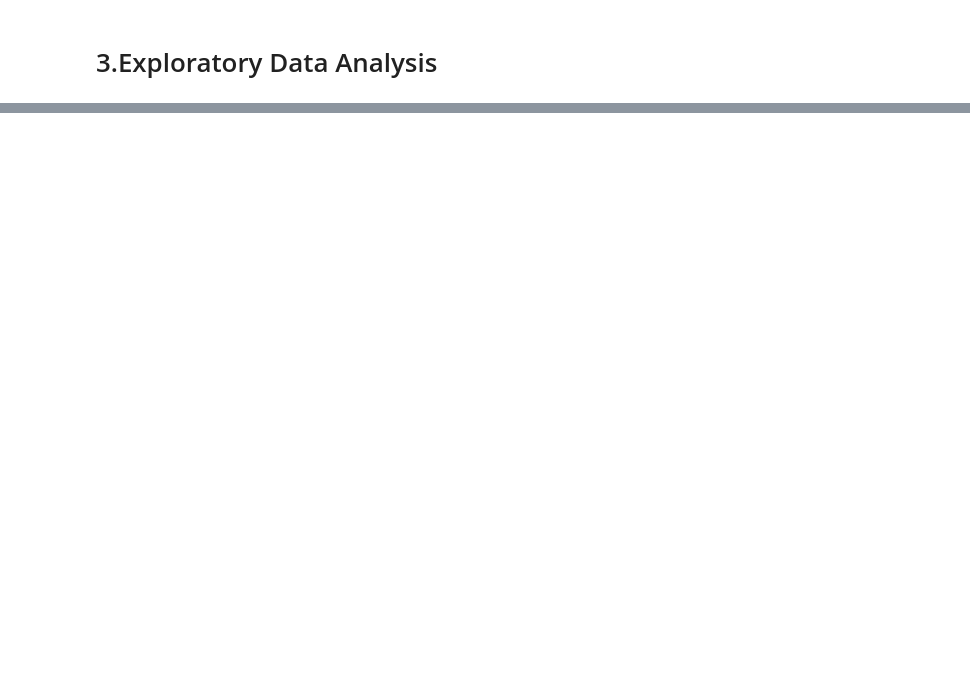
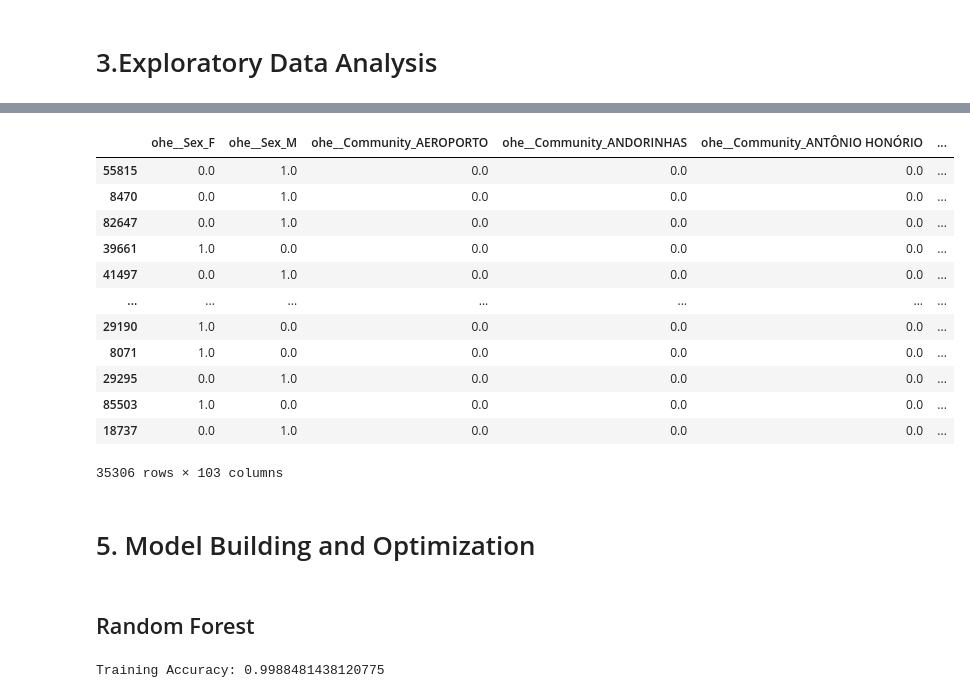
Before and after one commit to kiraduske/DataScience_project, a Jupyter notebook: Data Science Project.ipynb, the cells around one changed output, grey strips where cells are left out. Drawn from its saved outputs; the diff is of its cells as text; code cells hidden in the pictures; blank space fills up the shorter version.

```diff
--- a/Data Science Project.ipynb
+++ b/Data Science Project.ipynb
@@ -269,0 +338,9 @@ for i in range(len(Handcap_counts)):
+# %%
+# Changing data type of scheduled date and appointment date to float for the following correlation analysis
+df['ScheduledDate'] = df['ScheduledDate'].apply(lambda x: x.timestamp())
+df['AppointmentDate'] = df['AppointmentDate'].apply(lambda x: x.timestamp())
+# %%
+# Defining all the potential features for the training (left out appointment id, scheduled date)
+features= ['PatientId','Sex','AppointmentDate','Age','Community','SocialWelfare','Hipertension','Diabetes','Alcoholism','Handcap','SMS_received','WaitingTime']
+X = df[features]
+y = df['No-show']
@@ -269,0 +382,4 @@ for i in range(len(Handcap_counts)):
+# %%
+# Conduct a train-test split with a 30% test ratio and a random state of 42
+from sklearn.model_selection import train_test_split
+X_train, X_test, y_train, y_test = train_test_split(X, y, test_size=0.4, stratify=y, random_state=42)
@@ -269,0 +408,7 @@ for i in range(len(Handcap_counts)):
+# %%
+# Defining
+from sklearn.impute import SimpleImputer
+from sklearn.preprocessing import OneHotEncoder
+imputer_median = SimpleImputer(strategy="median")
+imputer_mode = SimpleImputer(strategy="most_frequent")
+ohe = OneHotEncoder(sparse_output=False, handle_unknown='ignore')
@@ -269,0 +447,22 @@ for i in range(len(Handcap_counts)):
+# %%
+ct_test = ColumnTransformer(
+    [
+        ('ohe', ohe, ['Sex', 'Community', 'SocialWelfare', 'Hipertension', 'Diabetes', 'Alcoholism', 'Handcap', 'SMS_received'])
+    ],
+    remainder='passthrough'
+)
+ct_test.fit_transform(X_test)
+# %% [output]
+|  | ohe__Sex_F | ohe__Sex_M | ohe__Community_AEROPORTO | ohe__Community_ANDORINHAS | ohe__Community_ANTÔNIO HONÓRIO | ... |
+| 55815 | 0.0 | 1.0 | 0.0 | 0.0 | 0.0 | ... |
+| 8470 | 0.0 | 1.0 | 0.0 | 0.0 | 0.0 | ... |
+| 82647 | 0.0 | 1.0 | 0.0 | 0.0 | 0.0 | ... |
+| 39661 | 1.0 | 0.0 | 0.0 | 0.0 | 0.0 | ... |
+| 41497 | 0.0 | 1.0 | 0.0 | 0.0 | 0.0 | ... |
+| ... | ... | ... | ... | ... | ... | ... |
+| 29190 | 1.0 | 0.0 | 0.0 | 0.0 | 0.0 | ... |
+| 8071 | 1.0 | 0.0 | 0.0 | 0.0 | 0.0 | ... |
+| 29295 | 0.0 | 1.0 | 0.0 | 0.0 | 0.0 | ... |
+| 85503 | 1.0 | 0.0 | 0.0 | 0.0 | 0.0 | ... |
+| 18737 | 0.0 | 1.0 | 0.0 | 0.0 | 0.0 | ... |
+35306 rows × 103 columns
@@ -269,0 +474,4 @@ for i in range(len(Handcap_counts)):
+# %% [markdown]
+# 5. Model Building and Optimization
+# %% [markdown]
+## Random Forest
@@ -269,0 +481,14 @@ for i in range(len(Handcap_counts)):
+# %%
+pipe = Pipeline([
+    ('preprocessor', preprocessing),
+    ('classifier', RandomForestClassifier())
+])
+
+pipe.fit(X_train, y_train)
+
+train_predictions = pipe.predict(X_train)
+
+training_accuracy = metrics.accuracy_score(y_train, train_predictions)
+print("Training Accuracy:", training_accuracy)
+# %% [output]
+Training Accuracy: 0.9988481438120775
```
Also changed, not shown: parts of 59 cells of this notebook.
